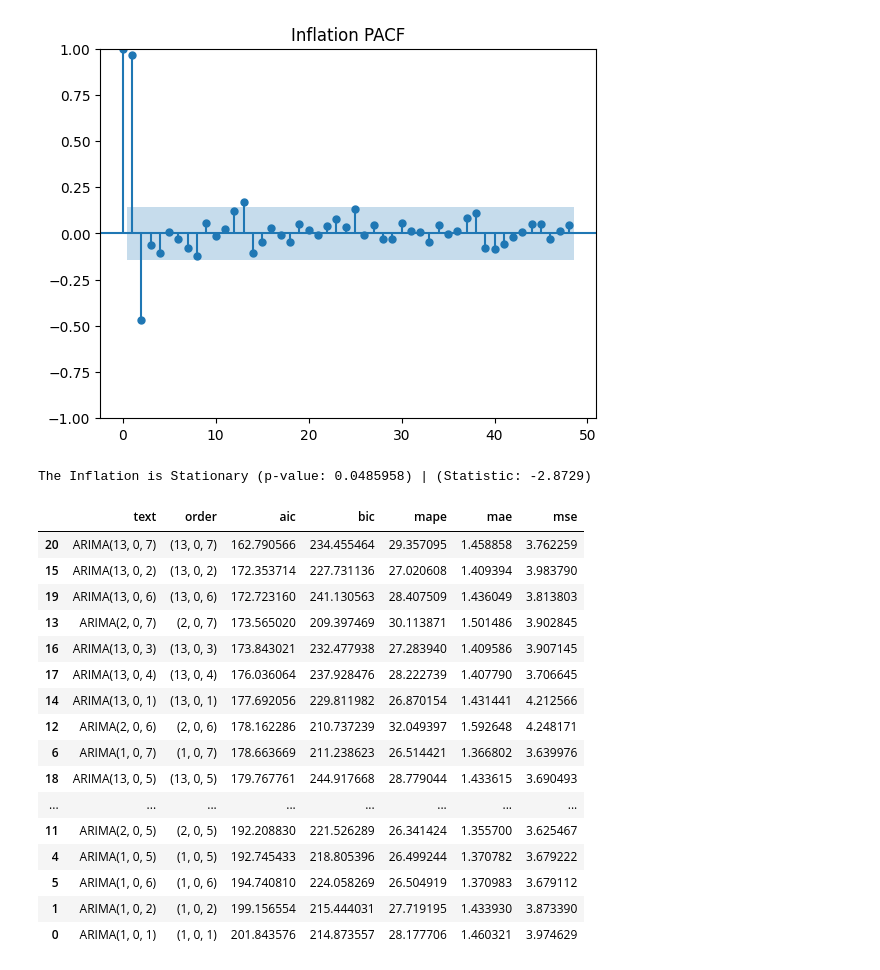
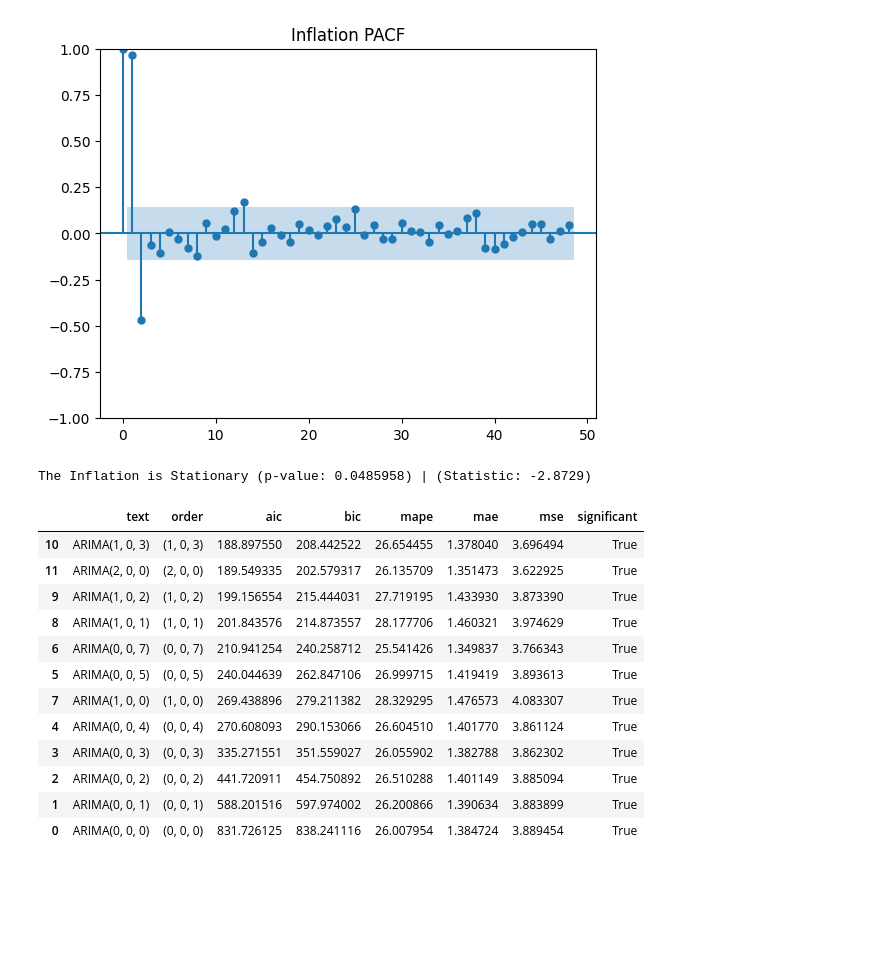
Before and after one commit to niceWizzard/mathmod_proj, a Jupyter notebook: inflation_ARIMA.ipynb, the cells around one changed output. Drawn from its saved outputs; the diff is of its cells as text; code cells hidden in the pictures; blank space fills up the shorter version.

```diff
--- a/inflation_ARIMA.ipynb
+++ b/inflation_ARIMA.ipynb
@@ -29,27 +31,22 @@ np.True_
 # %%
 from models import arima_grid_search
 import warnings
 warnings.filterwarnings("ignore")
 
-model, data, model_list = arima_grid_search(train, test,0, possible_ar=[1,2,13], possible_ma=range(1,8), criteria="aic", log=False)
-
+model, data, model_list = arima_grid_search(train, test, d=0, possible_ar=[0,1,2, 13], possible_ma=range(0,8), criteria="aic", log=False, remove_insignificant=True)
 model_list
 # %% [output]
 The Inflation is Stationary (p-value: 0.0485958) | (Statistic: -2.8729)
-|  | text | order | aic | bic | mape | mae | mse |
-| 20 | ARIMA(13, 0, 7) | (13, 0, 7) | 162.790566 | 234.455464 | 29.357095 | 1.458858 | 3.762259 |
-| 15 | ARIMA(13, 0, 2) | (13, 0, 2) | 172.353714 | 227.731136 | 27.020608 | 1.409394 | 3.983790 |
-| 19 | ARIMA(13, 0, 6) | (13, 0, 6) | 172.723160 | 241.130563 | 28.407509 | 1.436049 | 3.813803 |
-| 13 | ARIMA(2, 0, 7) | (2, 0, 7) | 173.565020 | 209.397469 | 30.113871 | 1.501486 | 3.902845 |
-| 16 | ARIMA(13, 0, 3) | (13, 0, 3) | 173.843021 | 232.477938 | 27.283940 | 1.409586 | 3.907145 |
-| 17 | ARIMA(13, 0, 4) | (13, 0, 4) | 176.036064 | 237.928476 | 28.222739 | 1.407790 | 3.706645 |
-| 14 | ARIMA(13, 0, 1) | (13, 0, 1) | 177.692056 | 229.811982 | 26.870154 | 1.431441 | 4.212566 |
-| 12 | ARIMA(2, 0, 6) | (2, 0, 6) | 178.162286 | 210.737239 | 32.049397 | 1.592648 | 4.248171 |
-| 6 | ARIMA(1, 0, 7) | (1, 0, 7) | 178.663669 | 211.238623 | 26.514421 | 1.366802 | 3.639976 |
-| 18 | ARIMA(13, 0, 5) | (13, 0, 5) | 179.767761 | 244.917668 | 28.779044 | 1.433615 | 3.690493 |
-| ... | ... | ... | ... | ... | ... | ... | ... |
-| 11 | ARIMA(2, 0, 5) | (2, 0, 5) | 192.208830 | 221.526289 | 26.341424 | 1.355700 | 3.625467 |
-| 4 | ARIMA(1, 0, 5) | (1, 0, 5) | 192.745433 | 218.805396 | 26.499244 | 1.370782 | 3.679222 |
-| 5 | ARIMA(1, 0, 6) | (1, 0, 6) | 194.740810 | 224.058269 | 26.504919 | 1.370983 | 3.679112 |
-| 1 | ARIMA(1, 0, 2) | (1, 0, 2) | 199.156554 | 215.444031 | 27.719195 | 1.433930 | 3.873390 |
-| 0 | ARIMA(1, 0, 1) | (1, 0, 1) | 201.843576 | 214.873557 | 28.177706 | 1.460321 | 3.974629 |
+|  | text | order | aic | bic | mape | mae | mse | significant |
+| 10 | ARIMA(1, 0, 3) | (1, 0, 3) | 188.897550 | 208.442522 | 26.654455 | 1.378040 | 3.696494 | True |
+| 11 | ARIMA(2, 0, 0) | (2, 0, 0) | 189.549335 | 202.579317 | 26.135709 | 1.351473 | 3.622925 | True |
+| 9 | ARIMA(1, 0, 2) | (1, 0, 2) | 199.156554 | 215.444031 | 27.719195 | 1.433930 | 3.873390 | True |
+| 8 | ARIMA(1, 0, 1) | (1, 0, 1) | 201.843576 | 214.873557 | 28.177706 | 1.460321 | 3.974629 | True |
+| 6 | ARIMA(0, 0, 7) | (0, 0, 7) | 210.941254 | 240.258712 | 25.541426 | 1.349837 | 3.766343 | True |
+| 5 | ARIMA(0, 0, 5) | (0, 0, 5) | 240.044639 | 262.847106 | 26.999715 | 1.419419 | 3.893613 | True |
+| 7 | ARIMA(1, 0, 0) | (1, 0, 0) | 269.438896 | 279.211382 | 28.329295 | 1.476573 | 4.083307 | True |
+| 4 | ARIMA(0, 0, 4) | (0, 0, 4) | 270.608093 | 290.153066 | 26.604510 | 1.401770 | 3.861124 | True |
+| 3 | ARIMA(0, 0, 3) | (0, 0, 3) | 335.271551 | 351.559027 | 26.055902 | 1.382788 | 3.862302 | True |
+| 2 | ARIMA(0, 0, 2) | (0, 0, 2) | 441.720911 | 454.750892 | 26.510288 | 1.401149 | 3.885094 | True |
+| 1 | ARIMA(0, 0, 1) | (0, 0, 1) | 588.201516 | 597.974002 | 26.200866 | 1.390634 | 3.883899 | True |
+| 0 | ARIMA(0, 0, 0) | (0, 0, 0) | 831.726125 | 838.241116 | 26.007954 | 1.384724 | 3.889454 | True |
```
Also changed, not shown: parts of 8 cells of this notebook, 2 other files.
